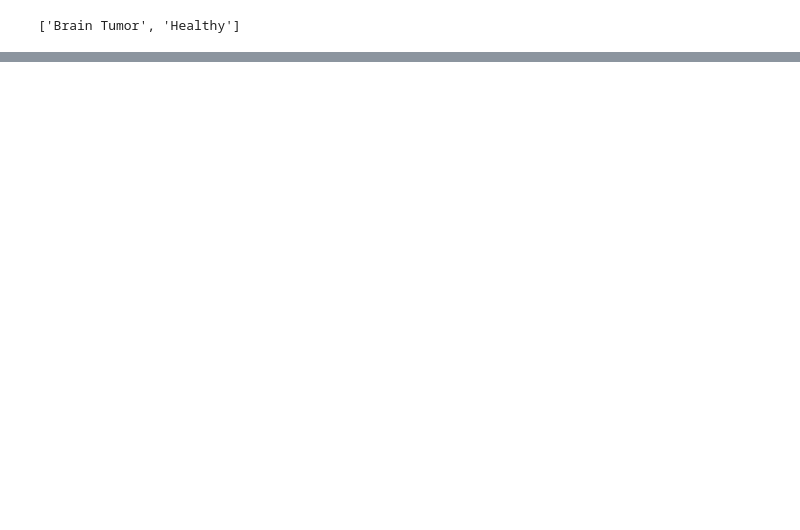
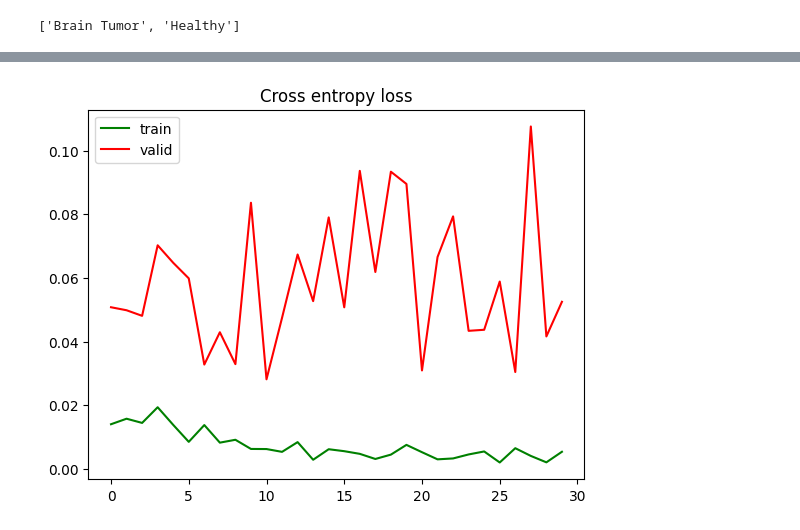
Before and after one commit to FrederickAlmeida/Brain-Cancer-Detection, a Jupyter notebook: classifier.ipynb, the cells around one changed output, grey strips where cells are left out. Cells and saved outputs as stored; diff of their text form; code cells hidden in the pictures; blank space fills up the shorter version.

```diff
--- a/classifier.ipynb
+++ b/classifier.ipynb
@@ -496,0 +539,8 @@ for param in vgg16.features.parameters():
+# %%
+LEARNING_RATE = 0.00001
+EPOCHS = 30
+criterion = nn.CrossEntropyLoss()
+optimzer = optim.Adam(model.classifier.parameters(), lr=LEARNING_RATE)
+
+train(model, train_loader, val_loader, criterion, optimzer, device, EPOCHS)
+# %% [output]
@@ -496,0 +549 @@ for param in vgg16.features.parameters():
+[figure, added]
```
Also changed, not shown: parts of 22 cells of this notebook.
